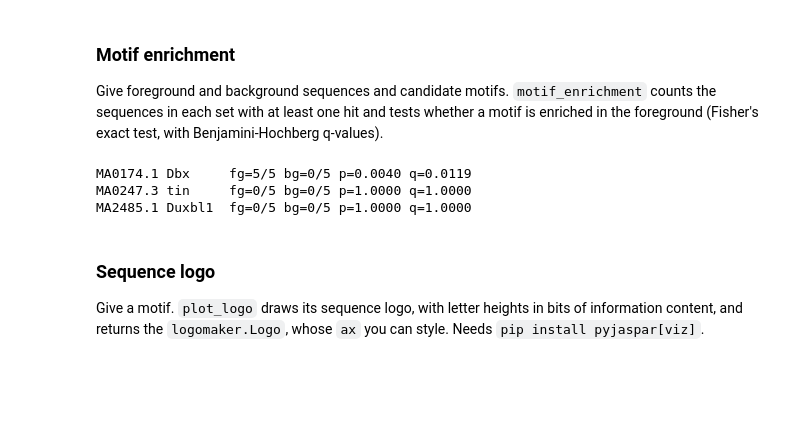
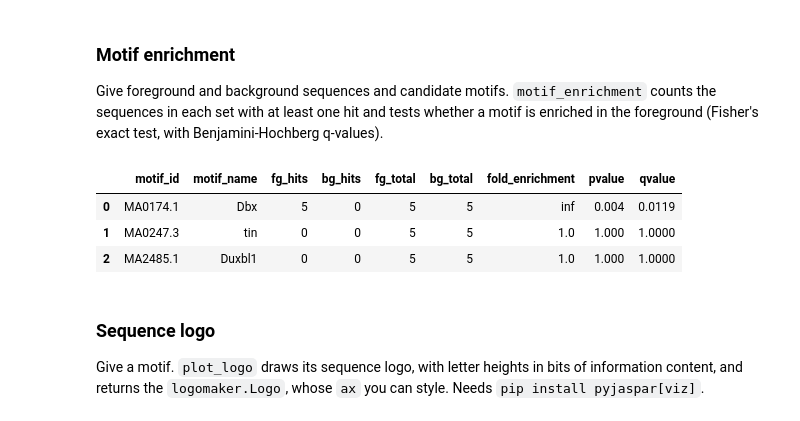
Before and after one commit to ShinyaYoshida-biomet/pyjaspar, a Jupyter notebook: pyjaspar_notebook.ipynb, the cells around one changed output. Saved outputs shown, nothing was run; the diff lists cells and outputs as text; code cells hidden in the pictures; blank space fills up the shorter version.

```diff
--- a/pyjaspar_notebook.ipynb
+++ b/pyjaspar_notebook.ipynb
@@ -152,13 +161,14 @@ Give foreground and background sequences and candidate motifs. `motif_enrichment
 # %%
 homeo = jdb_obj.fetch_motifs(tf_family="Homeo", collection=None, all_versions=False)
 foreground = ["GGCGATTTATTACGCG", "ATGCATTTATTAGGCA", "CGTATTTATTACGATA", "TACGTTTATTAGCATG", "GATCTTTATTACTGAC"]
 background = ["GGCGACCCGGGACGCG", "ATGCACCCGGGAGGCA", "CGTACCCGGGACGATA", "TACGCCCGGGAGCATG", "GATCCCCGGGACTGAC"]
-for r in motif_enrichment(foreground, background, motifs=homeo, threshold=0.9):
-    print(f"{r.motif_id} {r.motif_name:<7} fg={r.fg_hits}/{r.fg_total} bg={r.bg_hits}/{r.bg_total} p={r.pvalue:.4f} q={r.qvalue:.4f}")
+results = motif_enrichment(foreground, background, motifs=homeo, threshold=0.9)
+pd.DataFrame([asdict(r) for r in results]).round(4)
 # %% [output]
-MA0174.1 Dbx     fg=5/5 bg=0/5 p=0.0040 q=0.0119
-MA0247.3 tin     fg=0/5 bg=0/5 p=1.0000 q=1.0000
-MA2485.1 Duxbl1  fg=0/5 bg=0/5 p=1.0000 q=1.0000
+|  | motif_id | motif_name | fg_hits | bg_hits | fg_total | bg_total | fold_enrichment | pvalue | qvalue |
+| 0 | MA0174.1 | Dbx | 5 | 0 | 5 | 5 | inf | 0.004 | 0.0119 |
+| 1 | MA0247.3 | tin | 0 | 0 | 5 | 5 | 1.0 | 1.000 | 1.0000 |
+| 2 | MA2485.1 | Duxbl1 | 0 | 0 | 5 | 5 | 1.0 | 1.000 | 1.0000 |
 # %% [markdown]
 ### Sequence logo
 Give a motif. `plot_logo` draws its sequence logo, with letter heights in bits of information content, and returns the `logomaker.Logo`, whose `ax` you can style. Needs `pip install pyjaspar[viz]`.
```
Also changed, not shown: parts of 5 cells of this notebook.
